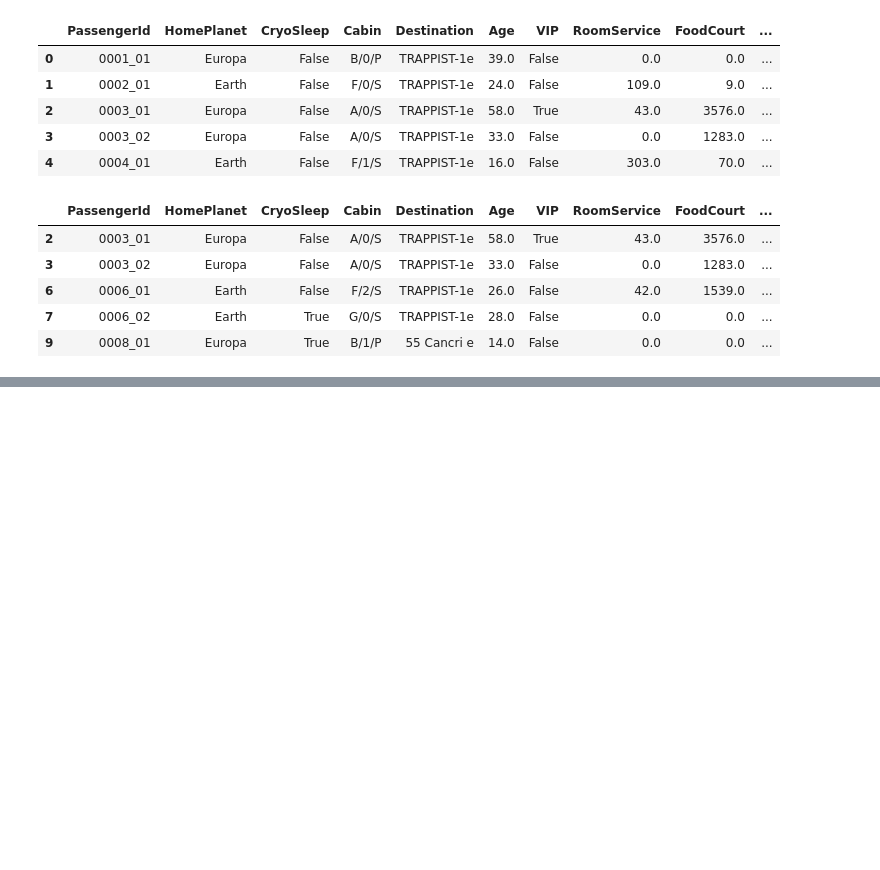
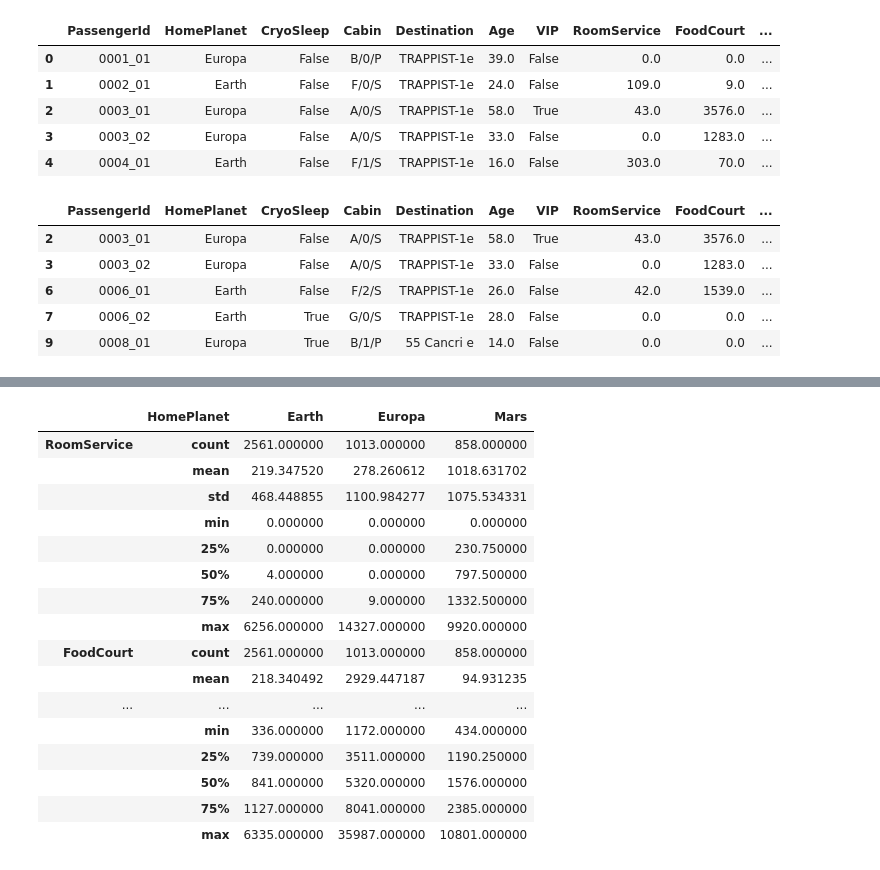
Before and after one commit to keiran0/kaggle-spaceship-titanic, a Jupyter notebook: notebook.ipynb, the cells around one changed output, grey strips where cells are left out. Cells and saved outputs as stored; diff of their text form; code cells hidden in the pictures; blank space fills up the shorter version.

```diff
--- a/notebook.ipynb
+++ b/notebook.ipynb
@@ -167,0 +187,20 @@ df[['Deck', 'Num', 'Side']] = df['Cabin'].str.split(r'/', expand=True)
+# %%
+df[(df['TotalAmenities'] != 0.0) & (df['TotalAmenities'].notna())][['RoomService','FoodCourt','ShoppingMall','Spa','VRDeck', 'HomePlanet','TotalAmenities_ignoreNa']].groupby(["HomePlanet"]).describe().transpose()
+# %% [output]
+|  | HomePlanet | Earth | Europa | Mars |
+| RoomService | count | 2561.000000 | 1013.000000 | 858.000000 |
+|  | mean | 219.347520 | 278.260612 | 1018.631702 |
+|  | std | 468.448855 | 1100.984277 | 1075.534331 |
+|  | min | 0.000000 | 0.000000 | 0.000000 |
+|  | 25% | 0.000000 | 0.000000 | 230.750000 |
+|  | 50% | 4.000000 | 0.000000 | 797.500000 |
+|  | 75% | 240.000000 | 9.000000 | 1332.500000 |
+|  | max | 6256.000000 | 14327.000000 | 9920.000000 |
+| FoodCourt | count | 2561.000000 | 1013.000000 | 858.000000 |
+|  | mean | 218.340492 | 2929.447187 | 94.931235 |
+| ... | ... | ... | ... | ... |
+|  | min | 336.000000 | 1172.000000 | 434.000000 |
+|  | 25% | 739.000000 | 3511.000000 | 1190.250000 |
+|  | 50% | 841.000000 | 5320.000000 | 1576.000000 |
+|  | 75% | 1127.000000 | 8041.000000 | 2385.000000 |
+|  | max | 6335.000000 | 35987.000000 | 10801.000000 |
```
Also changed, not shown: parts of 32 cells of this notebook.
